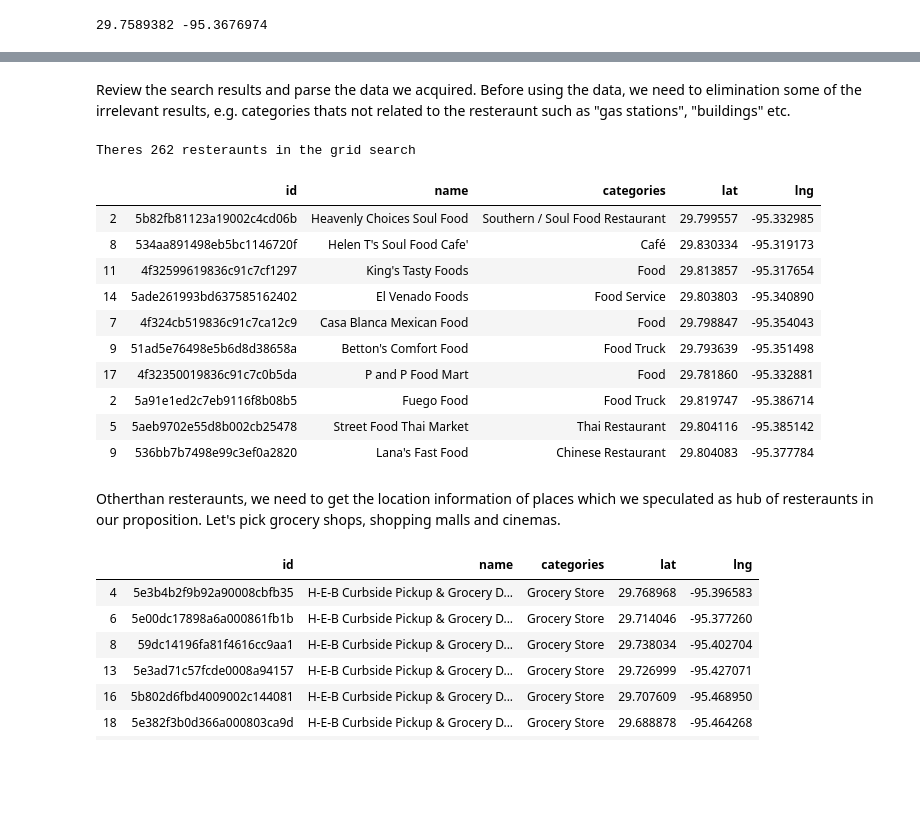
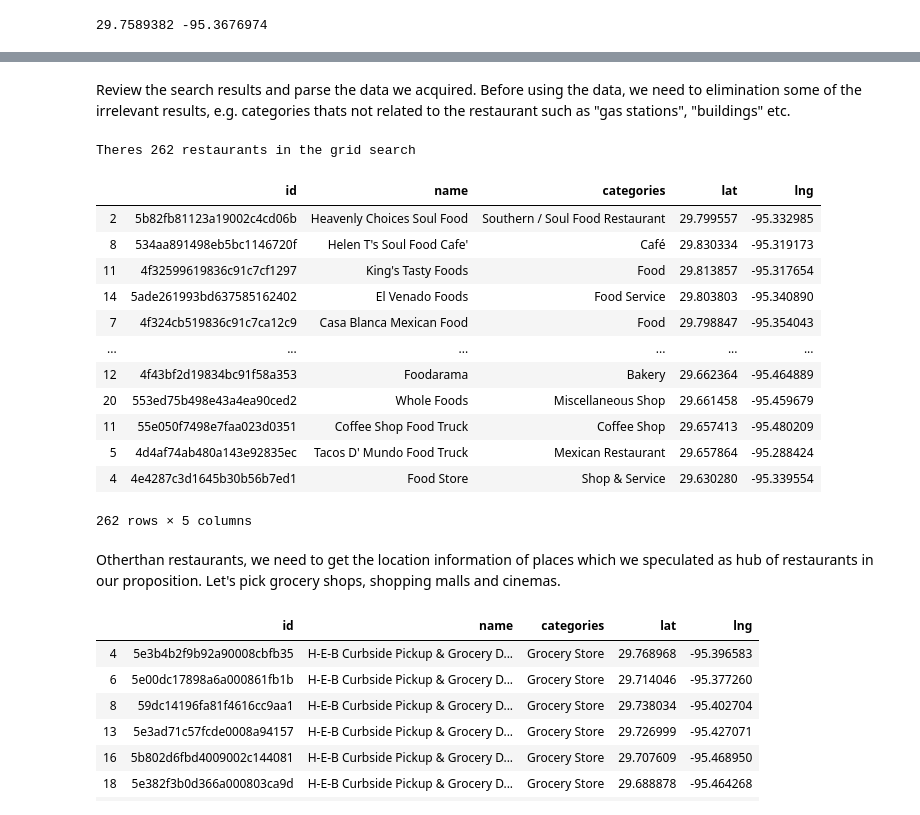
Before and after one commit to hovanhuang/Data-Science-Project, a Jupyter notebook: Final Capstone Project.ipynb, the cells around one changed output, grey strips where cells are left out. Drawn from its saved outputs; the diff is of its cells as text; code cells hidden in the pictures; blank space fills up the shorter version.

```diff
--- a/Final Capstone Project.ipynb
+++ b/Final Capstone Project.ipynb
@@ -83,6 +83,7 @@ The FourSquare API only allow maximum results of 50 for each regular call. We wa
 lat_range = np.linspace (Hou_cen_latitude-0.10, Hou_cen_latitude+0.05, num = 8)
 lng_range = np.linspace (Hou_cen_longitude-0.10, Hou_cen_longitude+0.05, num = 8)
 i = 0
+venues_map = folium.Map(location=[Hou_cen_latitude, Hou_cen_longitude], zoom_start=12)
 for hou_lat in lat_range:
     for hou_lng in lng_range:
         Houston_food = get_venue_df(hou_lat, hou_lng, 3000, 'food')
@@ -90,5 +91,14 @@ for hou_lat in lat_range:
              Houston_food_total = Houston_food
         Houston_food_total = pd.concat([Houston_food, Houston_food_total])
         i=+1
+        #print out the search Grid
+        folium.features.CircleMarker(
+        [hou_lat, hou_lng],
+        radius=10,
+        color='red',
+        fill = True,
+        fill_color='red',
+        fill_opacity=0.6
+    ).add_to(venues_map)
         # In case the grid search ending up with duplicates, remove all the duplicate search results
 Houston_food_total.drop_duplicates(subset = 'id', inplace = True)
@@ -95,24 +109,26 @@ Houston_food_total.drop_duplicates(subset = 'id', inplace = True)
 # %% [markdown]
-Review the search results and parse the data we acquired. Before using the data, we need to elimination some of the irrelevant results, e.g. categories thats not related to the resteraunt such as "gas stations", "buildings" etc.
+Review the search results and parse the data we acquired. Before using the data, we need to elimination some of the irrelevant results, e.g. categories thats not related to the restaurant such as "gas stations", "buildings" etc.
 # %%
 Houston_food_filtered=Houston_food_total[~Houston_food_total.categories.isin(['Convenience Store','HHFILL','Building','Gas Station','Convenience Store','Supermarket','Financial or Legal Service', 'Grocery Store', 'Mobile Phone Shop', 'Market', 'Coworking Space'])]
-print('Theres', Houston_food_filtered.shape[0], 'resteraunts in the grid search')
-Houston_food_filtered.head(10)
+print('Theres', Houston_food_filtered.shape[0], 'restaurants in the grid search')
+Houston_food_filtered
 # %% [output]
-Theres 262 resteraunts in the grid search
+Theres 262 restaurants in the grid search
 |  | id | name | categories | lat | lng |
 | 2 | 5b82fb81123a19002c4cd06b | Heavenly Choices Soul Food | Southern / Soul Food Restaurant | 29.799557 | -95.332985 |
 | 8 | 534aa891498eb5bc1146720f | Helen T's Soul Food Cafe' | Café | 29.830334 | -95.319173 |
 | 11 | 4f32599619836c91c7cf1297 | King's Tasty Foods | Food | 29.813857 | -95.317654 |
 | 14 | 5ade261993bd637585162402 | El Venado Foods | Food Service | 29.803803 | -95.340890 |
 | 7 | 4f324cb519836c91c7ca12c9 | Casa Blanca Mexican Food | Food | 29.798847 | -95.354043 |
-| 9 | 51ad5e76498e5b6d8d38658a | Betton's Comfort Food | Food Truck | 29.793639 | -95.351498 |
-| 17 | 4f32350019836c91c7c0b5da | P and P Food Mart | Food | 29.781860 | -95.332881 |
-| 2 | 5a91e1ed2c7eb9116f8b08b5 | Fuego Food | Food Truck | 29.819747 | -95.386714 |
-| 5 | 5aeb9702e55d8b002cb25478 | Street Food Thai Market | Thai Restaurant | 29.804116 | -95.385142 |
-| 9 | 536bb7b7498e99c3ef0a2820 | Lana's Fast Food | Chinese Restaurant | 29.804083 | -95.377784 |
+| ... | ... | ... | ... | ... | ... |
+| 12 | 4f43bf2d19834bc91f58a353 | Foodarama | Bakery | 29.662364 | -95.464889 |
+| 20 | 553ed75b498e43a4ea90ced2 | Whole Foods | Miscellaneous Shop | 29.661458 | -95.459679 |
+| 11 | 55e050f7498e7faa023d0351 | Coffee Shop Food Truck | Coffee Shop | 29.657413 | -95.480209 |
+| 5 | 4d4af74ab480a143e92835ec | Tacos D' Mundo Food Truck | Mexican Restaurant | 29.657864 | -95.288424 |
+| 4 | 4e4287c3d1645b30b56b7ed1 | Food Store | Shop & Service | 29.630280 | -95.339554 |
+262 rows × 5 columns
 # %% [markdown]
-Otherthan resteraunts, we need to get the location information of places which we speculated as hub of resteraunts in our proposition. Let's pick grocery shops, shopping malls and cinemas.
+Otherthan restaurants, we need to get the location information of places which we speculated as hub of restaurants in our proposition. Let's pick grocery shops, shopping malls and cinemas.
 # %%
 # Get groceries stores within 20km of center of Houston.
 Houston_SuperM1 = get_venue_df(Hou_cen_latitude, Hou_cen_longitude, 10000, 'Grocery')
```
Also changed, not shown: parts of 7 cells of this notebook.
